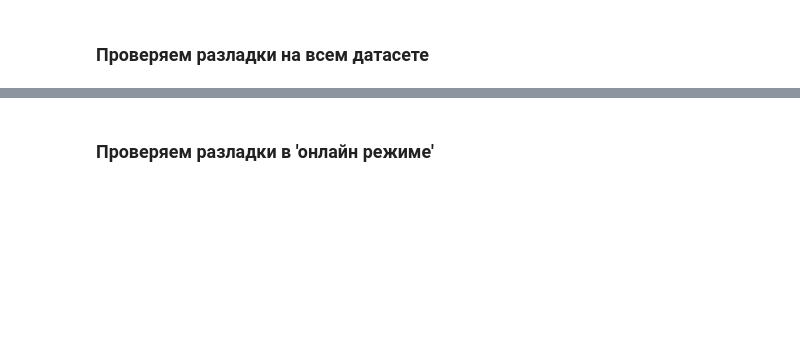
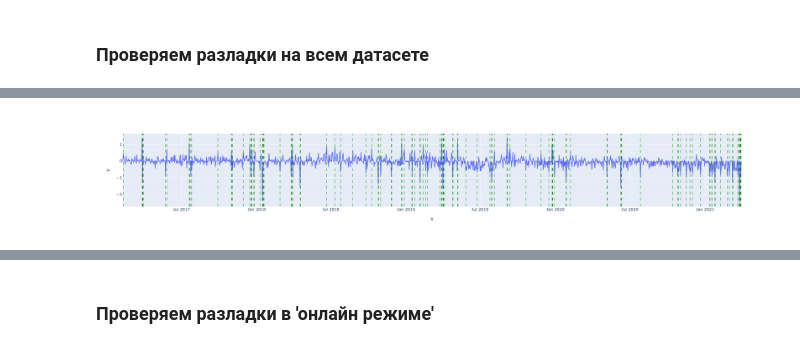
Before and after one commit to Xenomirant/ts_prediction, a Jupyter notebook: scripts/Tracking_changepoints_ShiryaevRoberts.ipynb, the cells around one changed output, grey strips where cells are left out. Cells and saved outputs as stored; diff of their text form; code cells hidden in the pictures; blank space fills up the shorter version.

```diff
--- a/scripts/Tracking_changepoints_ShiryaevRoberts.ipynb
+++ b/scripts/Tracking_changepoints_ShiryaevRoberts.ipynb
@@ -114,0 +116,7 @@ fig.show()
+# %%
+fig = px.line(x=timestamps, y=values)
+for i in changepoint:
+  fig.add_vline(x=i, line_width=1,line_dash="dash" ,line_color="green")
+fig.show()
+# %% [output]
+[figure, added]
```
Also changed, not shown: parts of 6 cells of this notebook, 6 other files.
